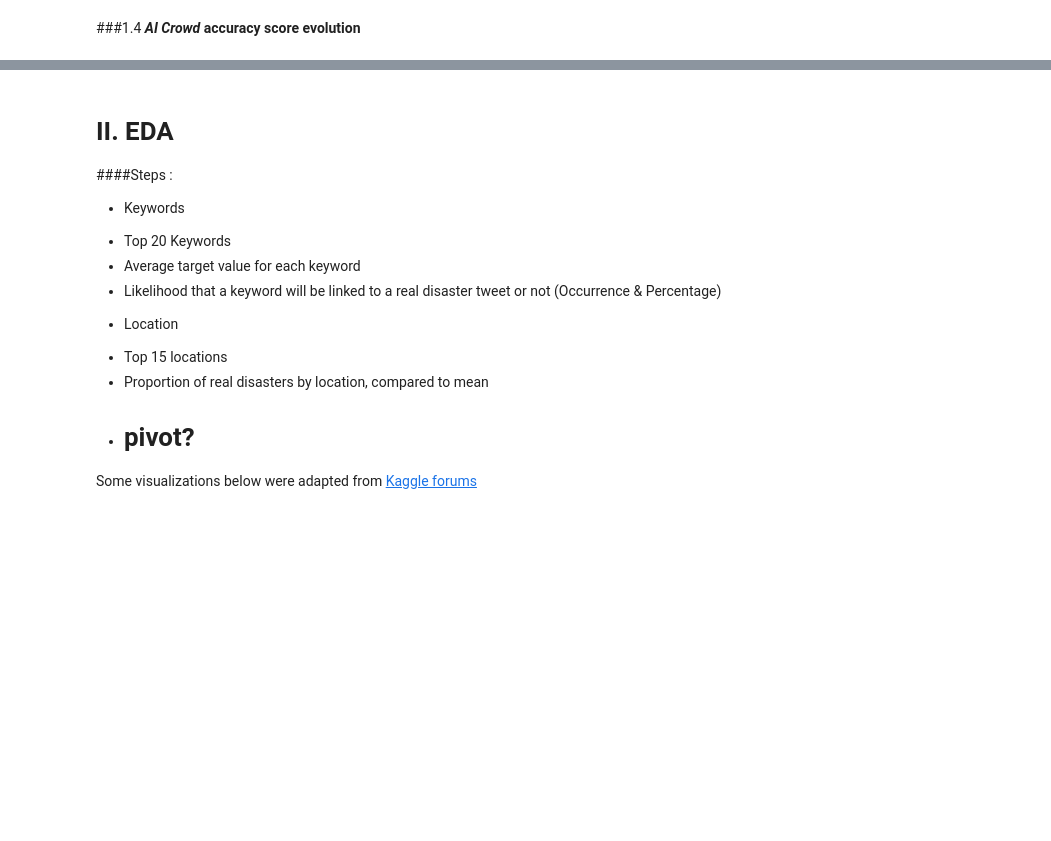
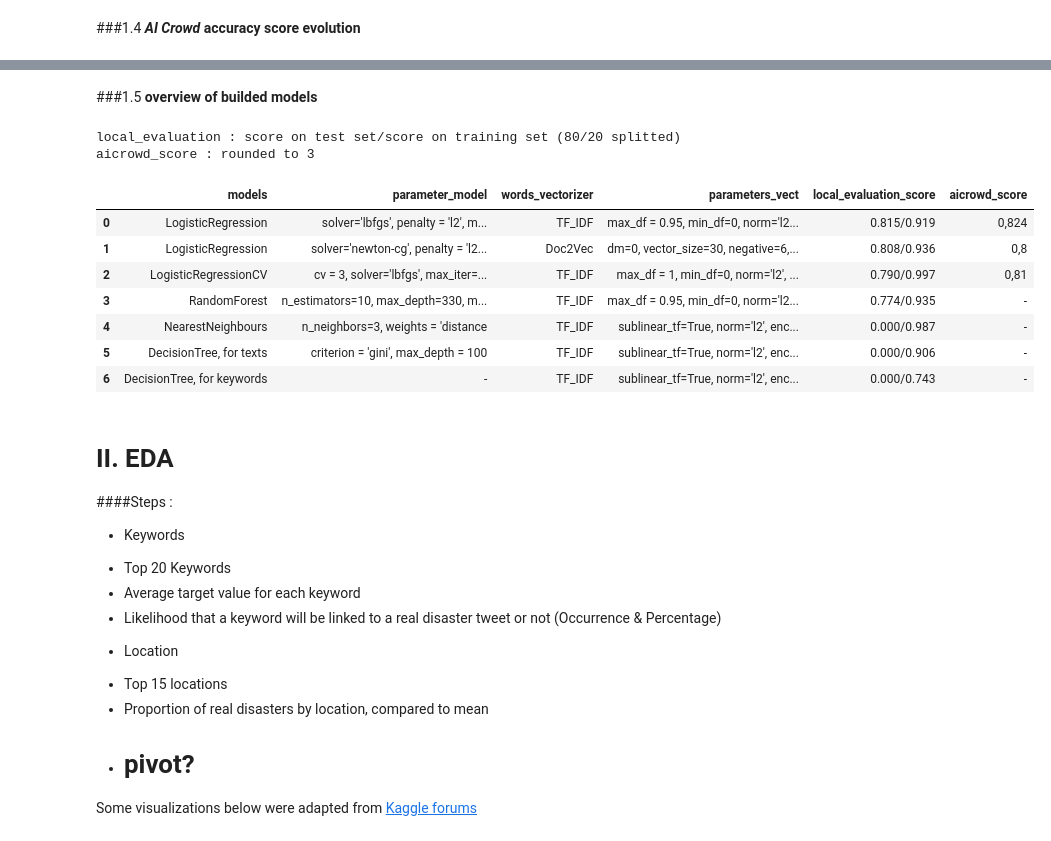
Before and after one commit to KVVisDon/Data-Mining-Project, a Jupyter notebook: code/Team_Microsoft.ipynb, the cells around one changed output, grey strips where cells are left out. Drawn from its saved outputs; the diff is of its cells as text; code cells hidden in the pictures; blank space fills up the shorter version.

```diff
--- a/code/Team_Microsoft.ipynb
+++ b/code/Team_Microsoft.ipynb
@@ -148,3 +190,24 @@ plt.show()
+# %% [markdown]
+###1.5 **overview of builded models**
+# %%
+#Import the logs of models
+models_log = pd.read_csv("https://raw.githubusercontent.com/KVVisDon/Data-Mining-Project/main/data/models_log.csv",sep = ';')
+
+print("local_evaluation : score on test set/score on training set (80/20 splitted)")
+print("aicrowd_score : rounded to 3")
+pd.set_option('display.max_colwidth', 2)
+display(models_log)
+# %% [output]
+local_evaluation : score on test set/score on training set (80/20 splitted)
+aicrowd_score : rounded to 3
+|  | models | parameter_model | words_vectorizer | parameters_vect | local_evaluation_score | aicrowd_score |
+| 0 | LogisticRegression | solver='lbfgs', penalty = 'l2', m... | TF_IDF | max_df = 0.95, min_df=0, norm='l2... | 0.815/0.919 | 0,824 |
+| 1 | LogisticRegression | solver='newton-cg', penalty = 'l2... | Doc2Vec | dm=0, vector_size=30, negative=6,... | 0.808/0.936 | 0,8 |
+| 2 | LogisticRegressionCV | cv = 3, solver='lbfgs', max_iter=... | TF_IDF | max_df = 1, min_df=0, norm='l2', ... | 0.790/0.997 | 0,81 |
+| 3 | RandomForest | n_estimators=10, max_depth=330, m... | TF_IDF | max_df = 0.95, min_df=0, norm='l2... | 0.774/0.935 | - |
+| 4 | NearestNeighbours | n_neighbors=3, weights = 'distance | TF_IDF | sublinear_tf=True, norm='l2', enc... | 0.000/0.987 | - |
+| 5 | DecisionTree, for texts | criterion = 'gini', max_depth = 100 | TF_IDF | sublinear_tf=True, norm='l2', enc... | 0.000/0.906 | - |
+| 6 | DecisionTree, for keywords | - | TF_IDF | sublinear_tf=True, norm='l2', enc... | 0.000/0.743 | - |
 # %% [markdown]
 # **II**. EDA
 ####Steps :
```
Also changed, not shown: parts of 11 cells of this notebook.
